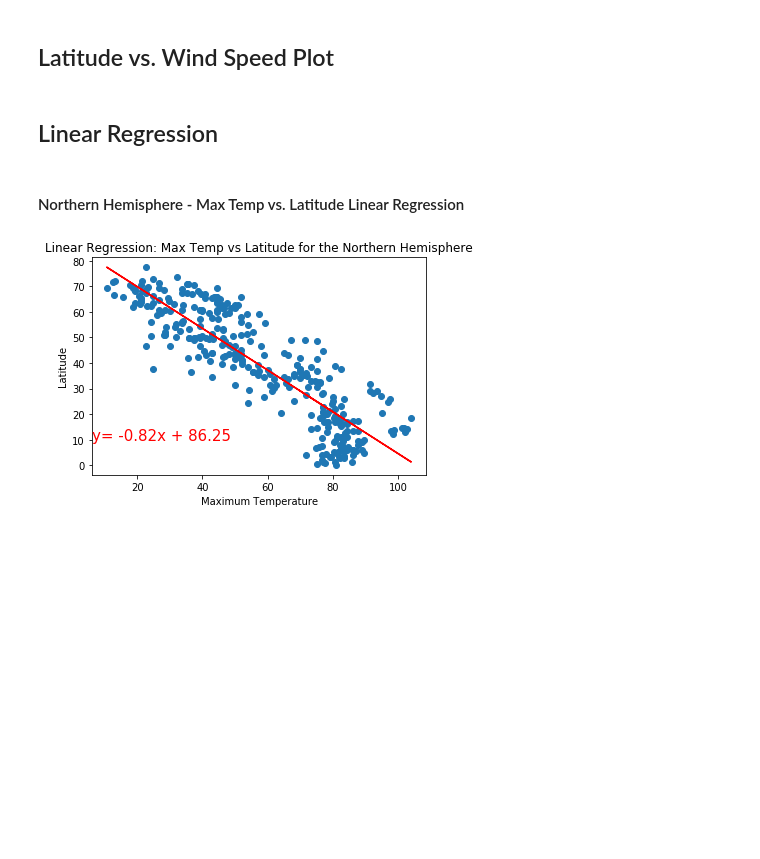
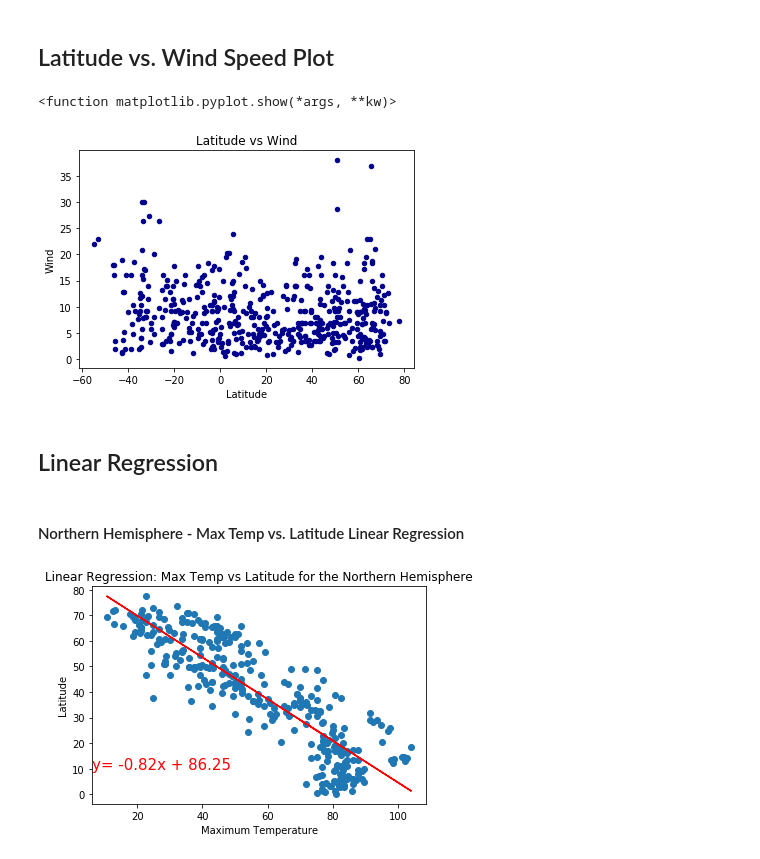
Before and after one commit to walaha2002/python-api-challenge, a Jupyter notebook: WeatherPy/starter_code/WeatherPy.ipynb, the cells around one changed output. Cells and saved outputs as stored; diff of their text form; code cells hidden in the pictures; blank space fills up the shorter version.

```diff
--- a/WeatherPy/starter_code/WeatherPy.ipynb
+++ b/WeatherPy/starter_code/WeatherPy.ipynb
@@ -202,8 +187,13 @@ plt.savefig("../output_data/fig3.png")
 # %% [markdown]
 ## Latitude vs. Wind Speed Plot
 # %%
+plt.figure
 fig4=weather_df.plot.scatter(x='Latitude',y='Wind',c='DarkBlue',title="Latitude vs Wind")
 plt.savefig("../output_data/fig4.png")
+plt.show
+# %% [output]
+<function matplotlib.pyplot.show(*args, **kw)>
+[figure, added]
 # %% [markdown]
 ## Linear Regression
 # %%
```
Also changed, not shown: parts of 14 cells of this notebook, 5 other files.
